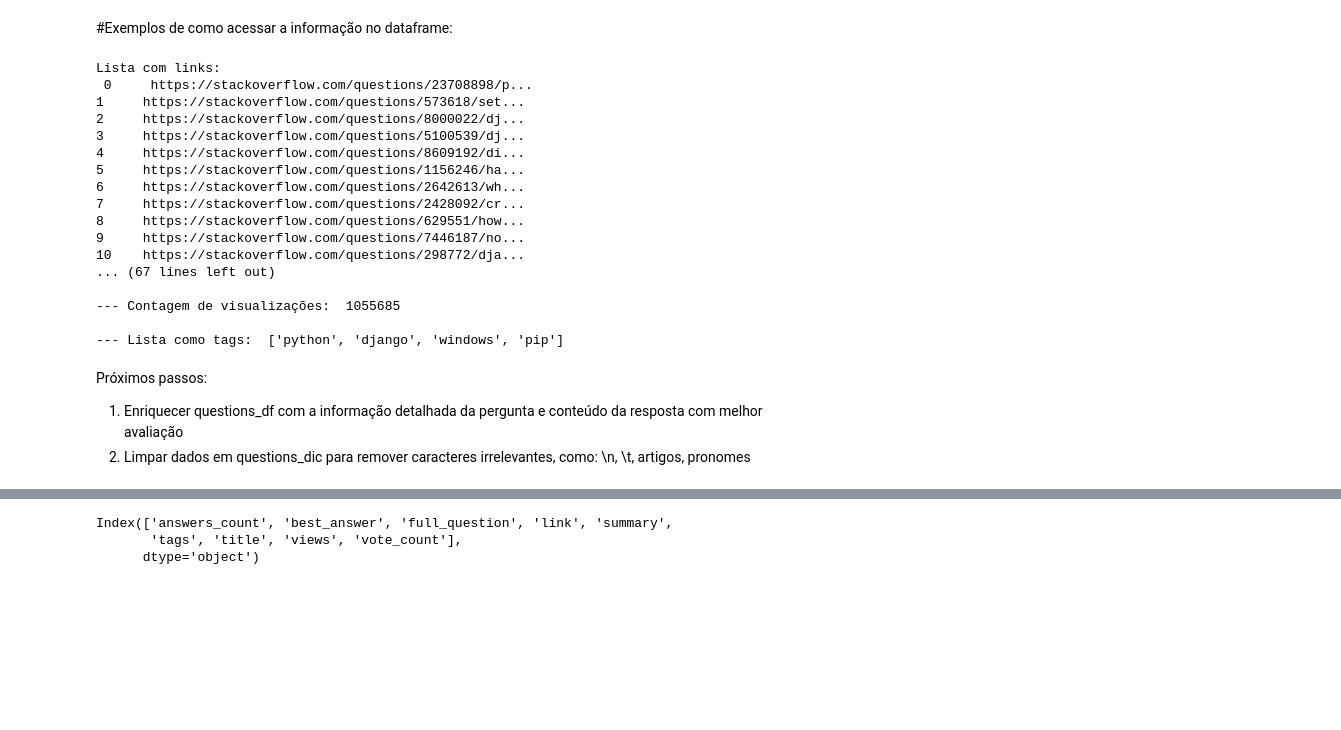
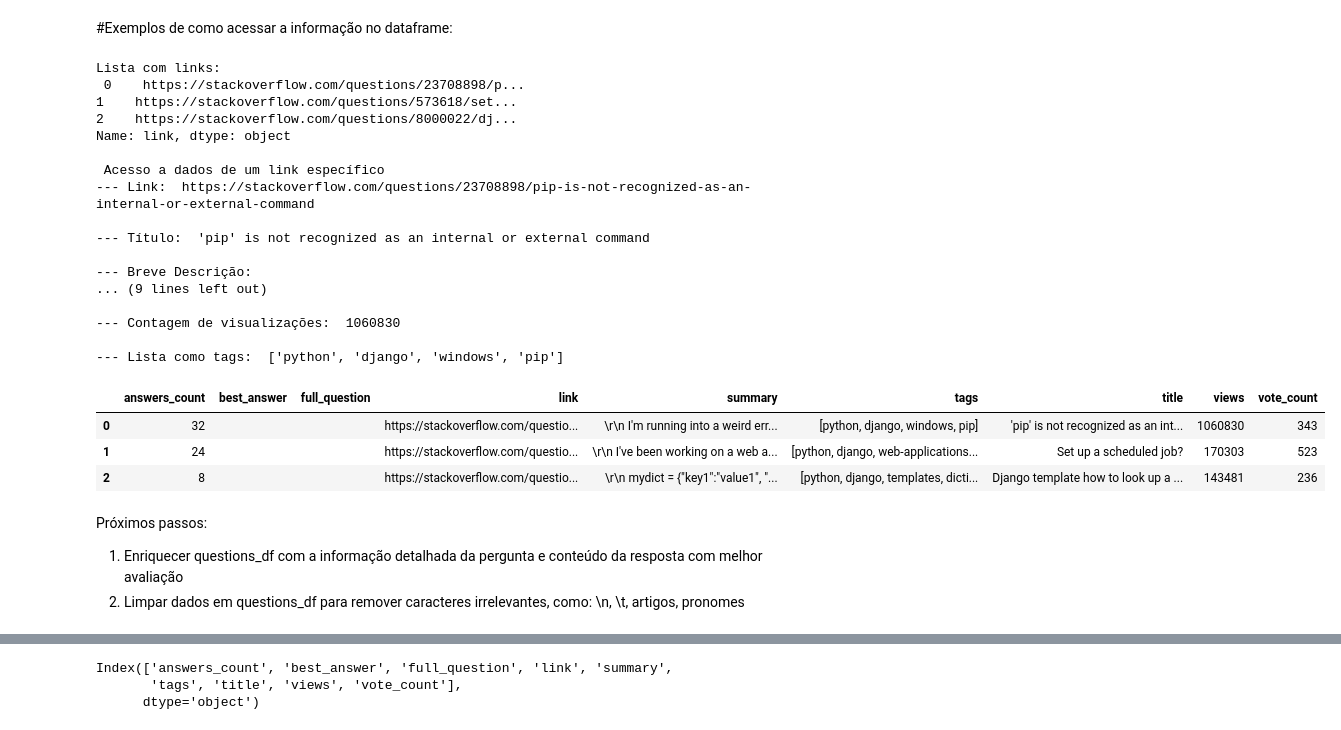
Before and after one commit to sielerod/search_stackoverflow, a Jupyter notebook: Read_Stackoverflow.ipynb, the cells around one changed output, grey strips where cells are left out. Saved outputs shown, nothing was run; the diff lists cells and outputs as text; code cells hidden in the pictures; blank space fills up the shorter version.

Commit message:
stackoverflow invertedIndex | search engine

```diff
--- a/Read_Stackoverflow.ipynb
+++ b/Read_Stackoverflow.ipynb
@@ -161,3 +126,0 @@ Teste do funcionamento da biblioteca re no tratamento de regular expressions:
-# %%
-answers_count = '0answer'
-int(re.sub('answer*','',answers_count))
@@ -214,42 +164,40 @@ pandas.core.frame.DataFrame
 # %% [markdown]
 #Exemplos de como acessar a informação no dataframe:
 # %%
-print('Lista com links:\n',questions_df['link'])
-
+print('Lista com links:\n',questions_df['link'][0:3])
 print('\n Acesso a dados de um link específico\n--- Link: ',questions_df['link'][0])
-
 print('\n--- Título: ', questions_df['title'][0])
-
 print('\n--- Breve Descrição: ', questions_df['summary'][0])
-
 print('\n--- Contagem de votos: ', questions_df['vote_count'][0])
-
 print('\n--- Contagem de respostas: ', questions_df['answers_count'][0])
-
 print('\n--- Contagem de visualizações: ', questions_df['views'][0])
-
 print('\n--- Lista como tags: ', questions_df['tags'][0])
+questions_df.head(3)
 # %% [output]
 Lista com links:
- 0     https://stackoverflow.com/questions/23708898/p...
-1     https://stackoverflow.com/questions/573618/set...
-2     https://stackoverflow.com/questions/8000022/dj...
-3     https://stackoverflow.com/questions/5100539/dj...
-4     https://stackoverflow.com/questions/8609192/di...
-5     https://stackoverflow.com/questions/1156246/ha...
-6     https://stackoverflow.com/questions/2642613/wh...
-7     https://stackoverflow.com/questions/2428092/cr...
-8     https://stackoverflow.com/questions/629551/how...
-9     https://stackoverflow.com/questions/7446187/no...
-10    https://stackoverflow.com/questions/298772/dja...
-... (67 lines left out)
+ 0    https://stackoverflow.com/questions/23708898/p...
+1    https://stackoverflow.com/questions/573618/set...
+2    https://stackoverflow.com/questions/8000022/dj...
+Name: link, dtype: object
 
---- Contagem de visualizações:  1055685
+ Acesso a dados de um link específico
+--- Link:  https://stackoverflow.com/questions/23708898/pip-is-not-recognized-as-an-internal-or-external-command
+
+--- Título:  'pip' is not recognized as an internal or external command
+
+--- Breve Descrição:
+... (9 lines left out)
+
+--- Contagem de visualizações:  1060830
 
 --- Lista como tags:  ['python', 'django', 'windows', 'pip']
+|  | answers_count | best_answer | full_question | link | summary | tags | title | views | vote_count |
+| 0 | 32 |  |  | https://stackoverflow.com/questio... | \r\n I'm running into a weird err... | [python, django, windows, pip] | 'pip' is not recognized as an int... | 1060830 | 343 |
+| 1 | 24 |  |  | https://stackoverflow.com/questio... | \r\n I've been working on a web a... | [python, django, web-applications... | Set up a scheduled job? | 170303 | 523 |
+| 2 | 8 |  |  | https://stackoverflow.com/questio... | \r\n mydict = {"key1":"value1", "... | [python, django, templates, dicti... | Django template how to look up a ... | 143481 | 236 |
 # %% [markdown]
 Próximos passos:
 
 
 1.   Enriquecer questions_df com a informação detalhada da pergunta e conteúdo da resposta com melhor avaliação
-2.   Limpar dados em questions_dic para remover caracteres irrelevantes, como: \n, \t, artigos, pronomes
+2.   Limpar dados em questions_df para remover caracteres irrelevantes, como: \n, \t, artigos, pronomes
```
Also changed, not shown: parts of 35 cells of this notebook, 2 other files.
